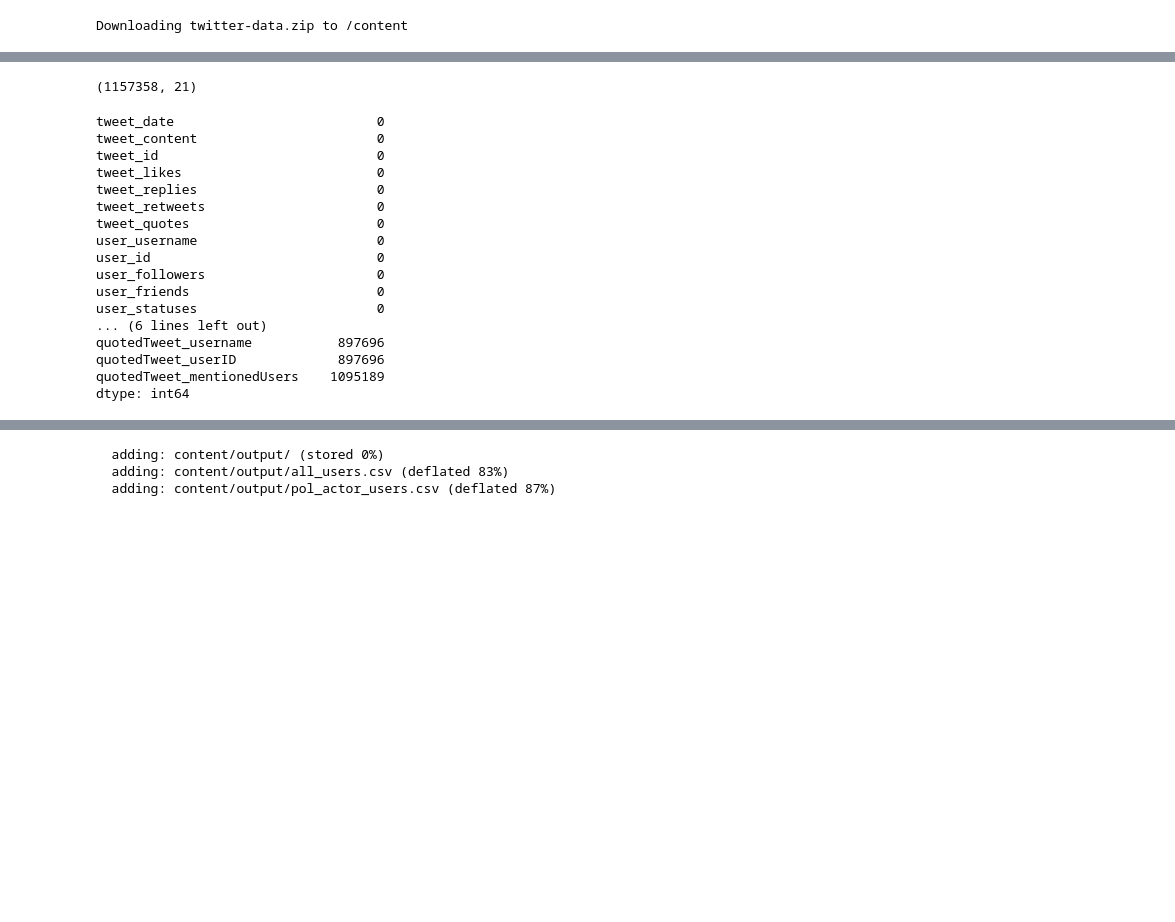
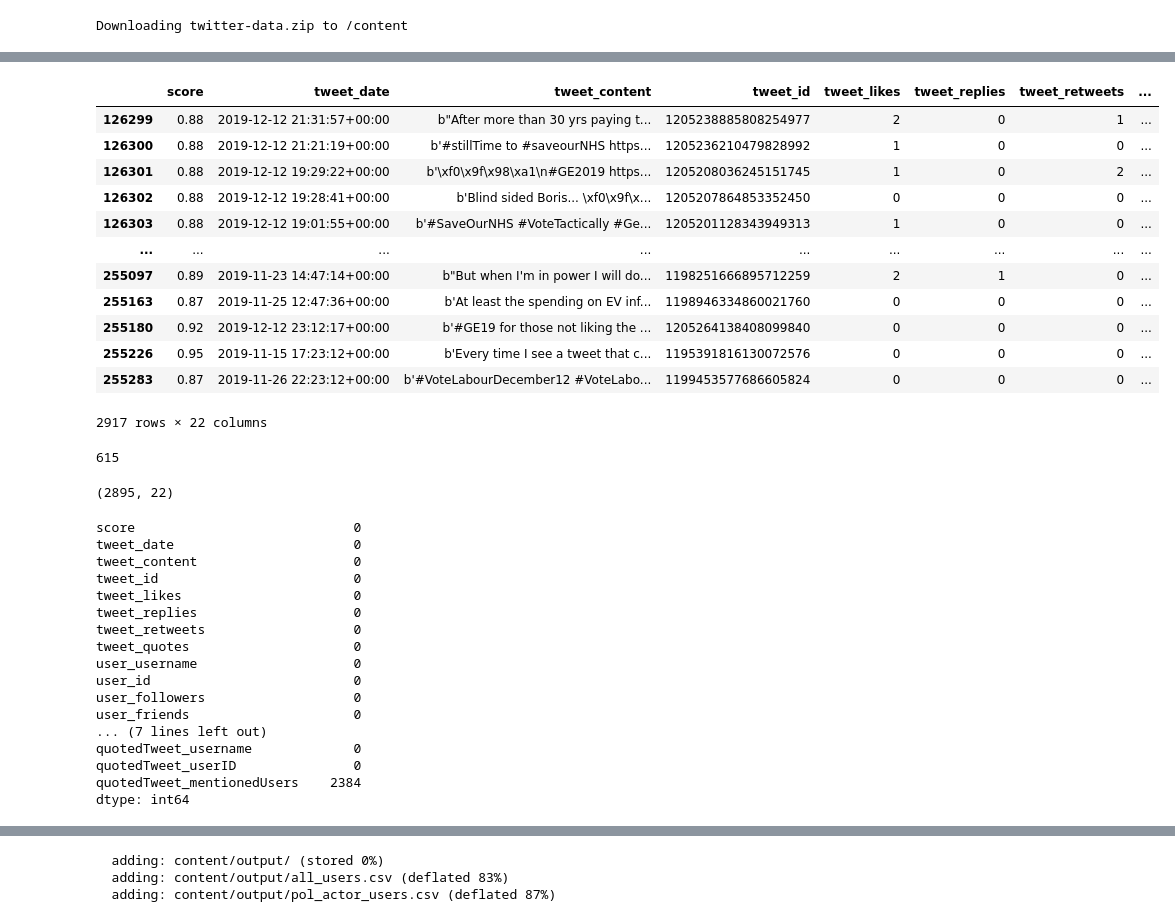
Before and after one commit to ab17254/dissertation, a Jupyter notebook: load_data.ipynb, the cells around one changed output, grey strips where cells are left out. Cells and saved outputs as stored; diff of their text form; code cells hidden in the pictures; blank space fills up the shorter version.

```diff
--- a/load_data.ipynb
+++ b/load_data.ipynb
@@ -88,22 +94,47 @@ all_2019_df = pd.read_csv('/content/data/2019_all_twitter_data/2019_all_twitter_
+# %%
+all_2019_df = pd.merge(left=score_df, right=all_2019_df, left_on='user', right_on='quotedTweet_username')
+all_2019_df = all_2019_df.drop(columns=['user'])
+# %%
+bot_df = all_2019_df[~(all_2019_df['score'] < 0.87)]
+# %%
+bot_df
+# %% [output]
+|  | score | tweet_date | tweet_content | tweet_id | tweet_likes | tweet_replies | tweet_retweets | ... |
+| 126299 | 0.88 | 2019-12-12 21:31:57+00:00 | b"After more than 30 yrs paying t... | 1205238885808254977 | 2 | 0 | 1 | ... |
+| 126300 | 0.88 | 2019-12-12 21:21:19+00:00 | b'#stillTime to #saveourNHS https... | 1205236210479828992 | 1 | 0 | 0 | ... |
+| 126301 | 0.88 | 2019-12-12 19:29:22+00:00 | b'\xf0\x9f\x98\xa1\n#GE2019 https... | 1205208036245151745 | 1 | 0 | 2 | ... |
+| 126302 | 0.88 | 2019-12-12 19:28:41+00:00 | b'Blind sided Boris... \xf0\x9f\x... | 1205207864853352450 | 0 | 0 | 0 | ... |
+| 126303 | 0.88 | 2019-12-12 19:01:55+00:00 | b'#SaveOurNHS #VoteTactically #Ge... | 1205201128343949313 | 1 | 0 | 0 | ... |
+| ... | ... | ... | ... | ... | ... | ... | ... | ... |
+| 255097 | 0.89 | 2019-11-23 14:47:14+00:00 | b"But when I'm in power I will do... | 1198251666895712259 | 2 | 1 | 0 | ... |
+| 255163 | 0.87 | 2019-11-25 12:47:36+00:00 | b'At least the spending on EV inf... | 1198946334860021760 | 0 | 0 | 0 | ... |
+| 255180 | 0.92 | 2019-12-12 23:12:17+00:00 | b'#GE19 for those not liking the ... | 1205264138408099840 | 0 | 0 | 0 | ... |
+| 255226 | 0.95 | 2019-11-15 17:23:12+00:00 | b'Every time I see a tweet that c... | 1195391816130072576 | 0 | 0 | 0 | ... |
+| 255283 | 0.87 | 2019-11-26 22:23:12+00:00 | b'#VoteLabourDecember12 #VoteLabo... | 1199453577686605824 | 0 | 0 | 0 | ... |
+2917 rows × 22 columns
+# %%
+len(bot_df['quotedTweet_username'].unique())
+# %% [output]
+615
 # %%
-print(all_2019_df.shape)
-all_2019_df.isnull().sum()
+print(bot_df.shape)
+bot_df.isnull().sum()
 # %% [output]
-(1157358, 21)
+(2895, 22)
-tweet_date                          0
-tweet_content                       0
-tweet_id                            0
-tweet_likes                         0
-tweet_replies                       0
-tweet_retweets                      0
-tweet_quotes                        0
-user_username                       0
-user_id                             0
-user_followers                      0
-user_friends                        0
-user_statuses                       0
-... (6 lines left out)
-quotedTweet_username           897696
-quotedTweet_userID             897696
-quotedTweet_mentionedUsers    1095189
+score                            0
+tweet_date                       0
+tweet_content                    0
+tweet_id                         0
+tweet_likes                      0
+tweet_replies                    0
+tweet_retweets                   0
+tweet_quotes                     0
+user_username                    0
+user_id                          0
+user_followers                   0
+user_friends                     0
+... (7 lines left out)
+quotedTweet_username             0
+quotedTweet_userID               0
+quotedTweet_mentionedUsers    2384
 dtype: int64
```
Also changed, not shown: parts of 26 cells of this notebook.
